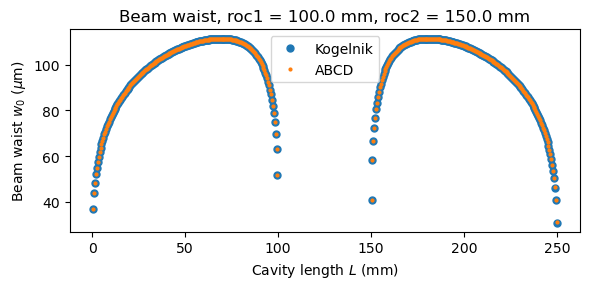
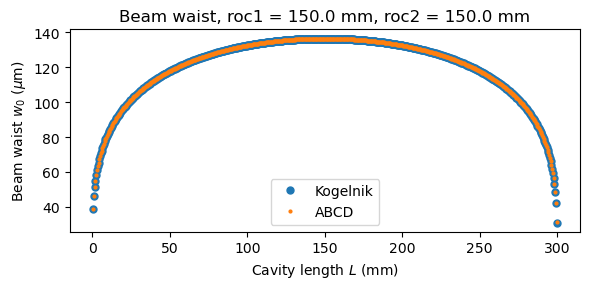
The notebook cell's code change between the first figure and the second:
--- before
+++ after
@@ -10,2 +10,19 @@
 plt.tight_layout()
 plt.show()
+
+
+
+plt.figure(figsize=(6,1.5))
+
+plt.plot(array_length[Kogelnik_array_stability_values]* 1e3, np.ones(sum(Kogelnik_array_stability_values)), 'go', label='Kogelnik Stable')
+plt.plot(array_length[~Kogelnik_array_stability_values]* 1e3, np.ones(sum(~Kogelnik_array_stability_values)), 'ro', label='Kogelnik Unstable')
+
+plt.plot(array_length[ABCD_array_stability_values]* 1e3, 1.05*np.ones(sum(ABCD_array_stability_values)), 'g+', label='ABCD Stable')
+plt.plot(array_length[~ABCD_array_stability_values]* 1e3, 1.05*np.ones(sum(~ABCD_array_stability_values)), 'r+', label='ABCD Unstable')
+
+plt.yticks([1, 1.05], ['Kogelnik', 'ABCD'])
+plt.xlabel("L (mm)")
+plt.legend()
+plt.grid()
+plt.title("")
+plt.show()

Commit: Problem on waist found and beam profile computed